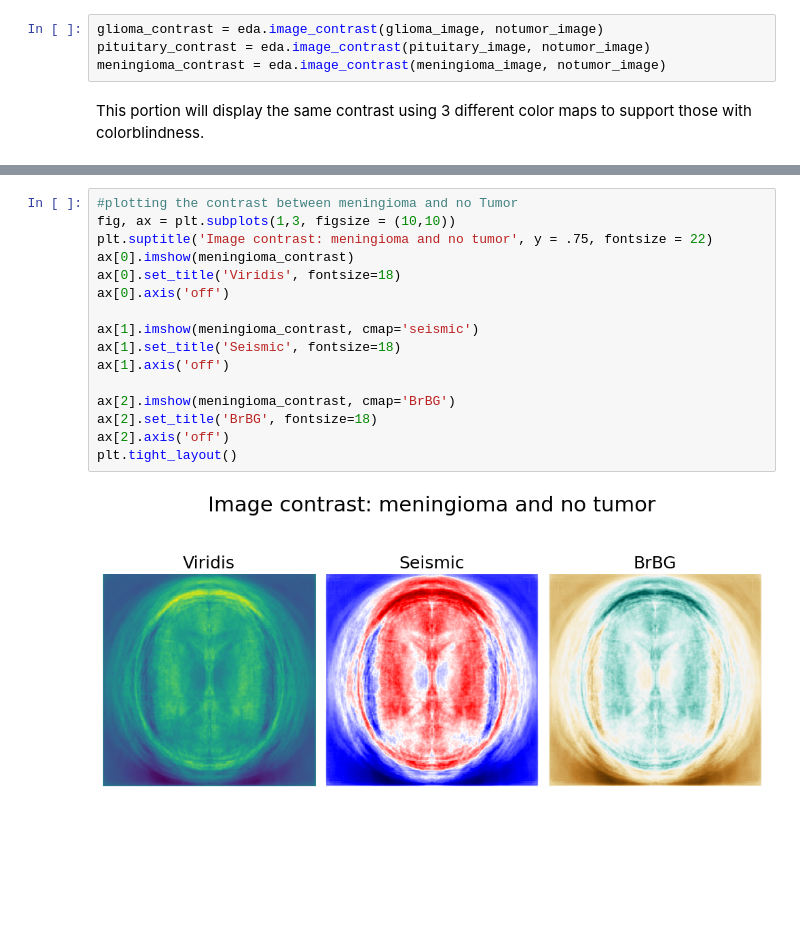
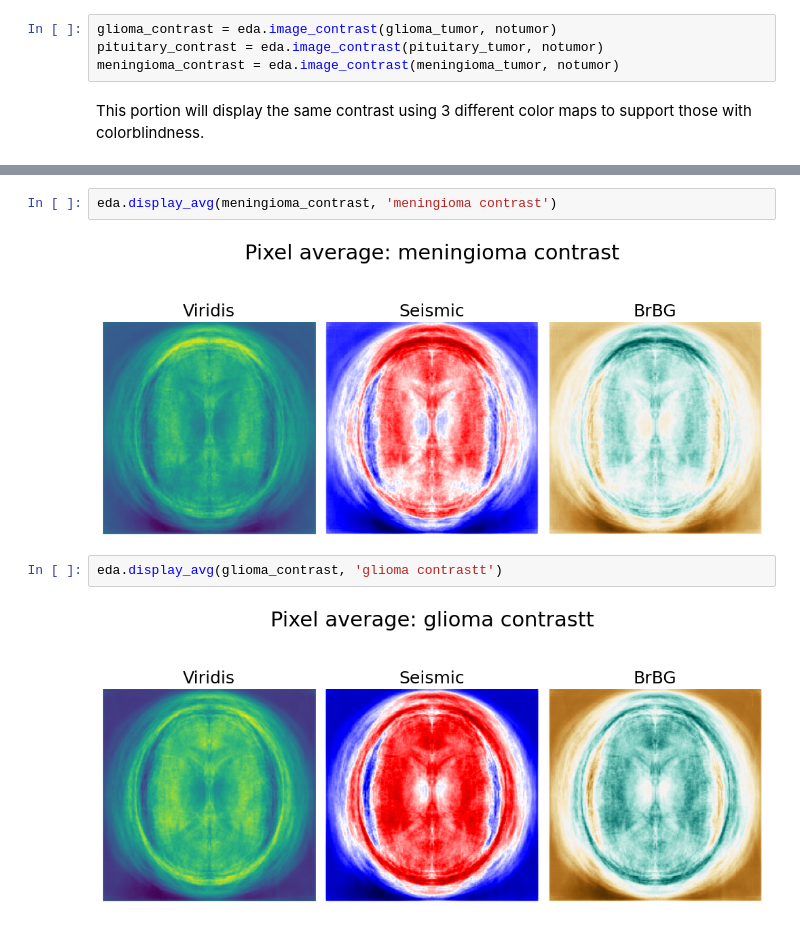
Before and after one commit to DerikVo/Brain_tumor_classification, a Jupyter notebook: Notebooks/01_EDA.ipynb, the cells around one changed output, grey strips where cells are left out. Saved outputs shown, nothing was run; the diff lists cells and outputs as text; blank space fills up the shorter version.

```diff
--- a/Notebooks/01_EDA.ipynb
+++ b/Notebooks/01_EDA.ipynb
@@ -96,8 +89,8 @@ This portion uses code from a previous project from this [notebook](https://gith
 # %% [markdown]
 # Creating a function for contrast
 # %%
-glioma_contrast = eda.image_contrast(glioma_image, notumor_image)
-pituitary_contrast = eda.image_contrast(pituitary_image, notumor_image)
-meningioma_contrast = eda.image_contrast(meningioma_image, notumor_image)
+glioma_contrast = eda.image_contrast(glioma_tumor, notumor)
+pituitary_contrast = eda.image_contrast(pituitary_tumor, notumor)
+meningioma_contrast = eda.image_contrast(meningioma_tumor, notumor)
 # %% [markdown]
 This portion will display the same contrast using 3 different color maps to support those with colorblindness.
@@ -140,18 +97,8 @@ plt.tight_layout()
-# %%
-#plotting the contrast between meningioma and no Tumor
-fig, ax = plt.subplots(1,3, figsize = (10,10))
-plt.suptitle('Image contrast: meningioma and no tumor', y = .75, fontsize = 22)
-ax[0].imshow(meningioma_contrast)
-ax[0].set_title('Viridis', fontsize=18)
-ax[0].axis('off')
-
-ax[1].imshow(meningioma_contrast, cmap='seismic')
-ax[1].set_title('Seismic', fontsize=18)
-ax[1].axis('off')
-
-ax[2].imshow(meningioma_contrast, cmap='BrBG')
-ax[2].set_title('BrBG', fontsize=18)
-ax[2].axis('off')
-plt.tight_layout()
-# %% [output]
-[figure, removed]
+# %%
+eda.display_avg(meningioma_contrast, 'meningioma contrast')
+# %% [output]
+[figure, added]
+# %%
+eda.display_avg(glioma_contrast, 'glioma contrastt')
+# %% [output]
+[figure, added]
```
Also changed, not shown: parts of 15 cells of this notebook, 15 other files.
